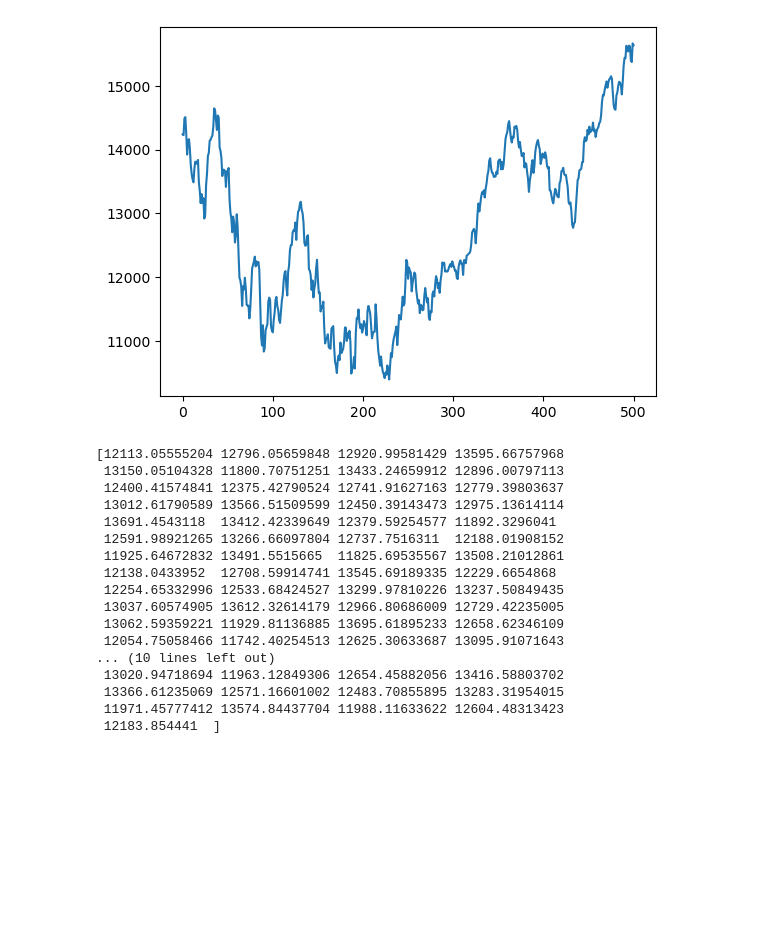
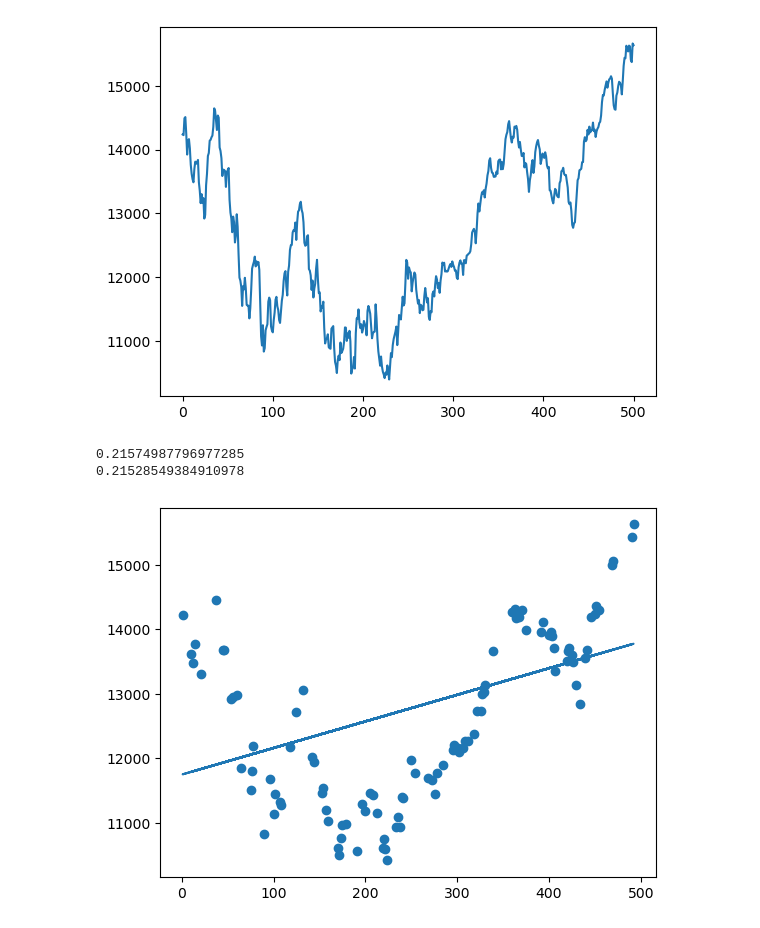
Before and after one commit to code4ry/FinRL-RegressionModels, a Jupyter notebook: notebooks/create_data.ipynb, the cells around one changed output. Cells and saved outputs as stored; diff of their text form; code cells hidden in the pictures; blank space fills up the shorter version.

```diff
--- a/notebooks/create_data.ipynb
+++ b/notebooks/create_data.ipynb
@@ -62,24 +62,15 @@ pred = lin.predict(X_valid.reshape(-1,1))
 pred_bay = bay.predict(X_valid.reshape(-1, 1))
 
 
-# print(lin.score(X_valid.reshape(-1,1), y_valid))
-# print(bay.score(X_valid.reshape(-1, 1), y_valid))
-print(pred)
+print(lin.score(X_valid.reshape(-1,1), y_valid))
+print(bay.score(X_valid.reshape(-1, 1), y_valid))
 # %% [output]
-[12113.05555204 12796.05659848 12920.99581429 13595.66757968
- 13150.05104328 11800.70751251 13433.24659912 12896.00797113
- 12400.41574841 12375.42790524 12741.91627163 12779.39803637
- 13012.61790589 13566.51509599 12450.39143473 12975.13614114
- 13691.4543118  13412.42339649 12379.59254577 11892.3296041
- 12591.98921265 13266.66097804 12737.7516311  12188.01908152
- 11925.64672832 13491.5515665  11825.69535567 13508.21012861
- 12138.0433952  12708.59914741 13545.69189335 12229.6654868
- 12254.65332996 12533.68424527 13299.97810226 13237.50849435
- 13037.60574905 13612.32614179 12966.80686009 12729.42235005
- 13062.59359221 11929.81136885 13695.61895233 12658.62346109
- 12054.75058466 11742.40254513 12625.30633687 13095.91071643
-... (10 lines left out)
- 13020.94718694 11963.12849306 12654.45882056 13416.58803702
- 13366.61235069 12571.16601002 12483.70855895 13283.31954015
- 11971.45777412 13574.84437704 11988.11633622 12604.48313423
- 12183.854441  ]
+0.21574987796977285
+0.21528549384910978
+# %%
+fig, ax = plt.subplots()
+ax.plot(X_valid, pred_bay)
+ax.scatter(X_valid, y_valid)
+plt.show()
+# %% [output]
+[figure, added]
```
